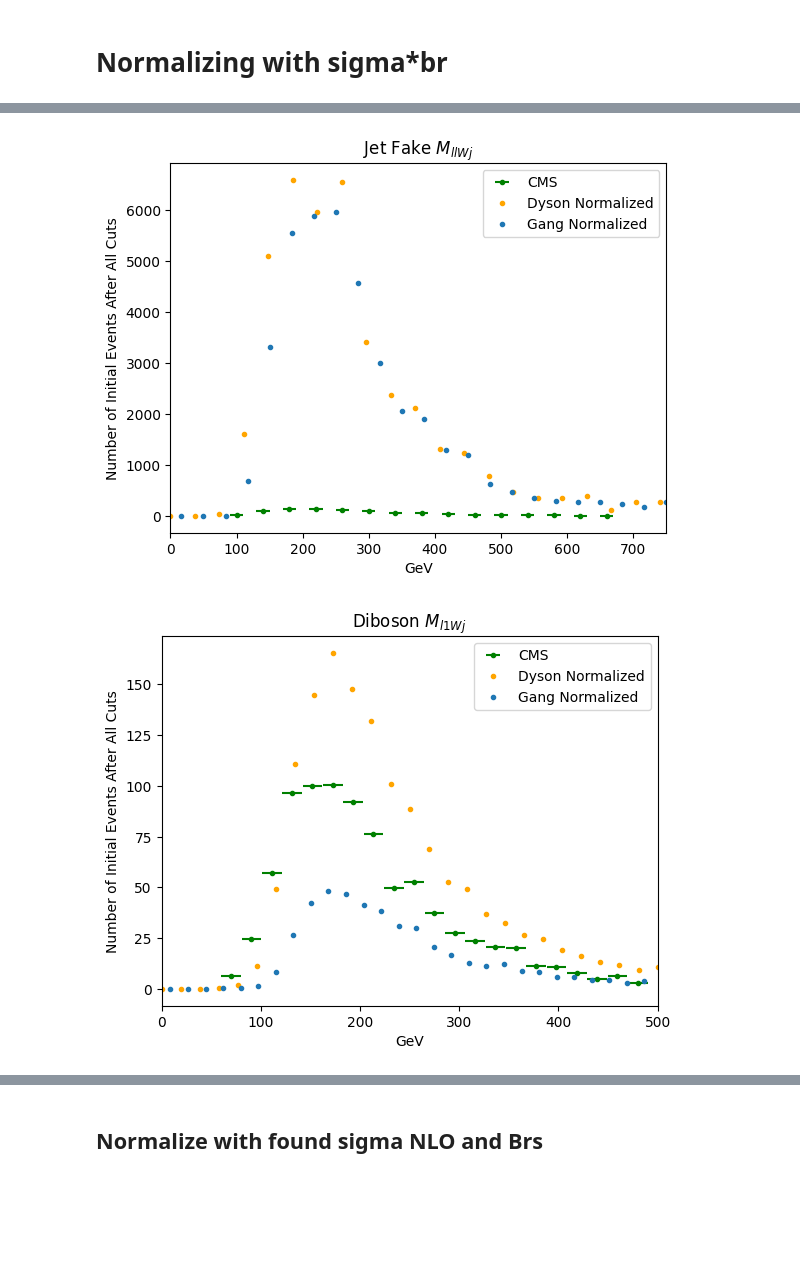
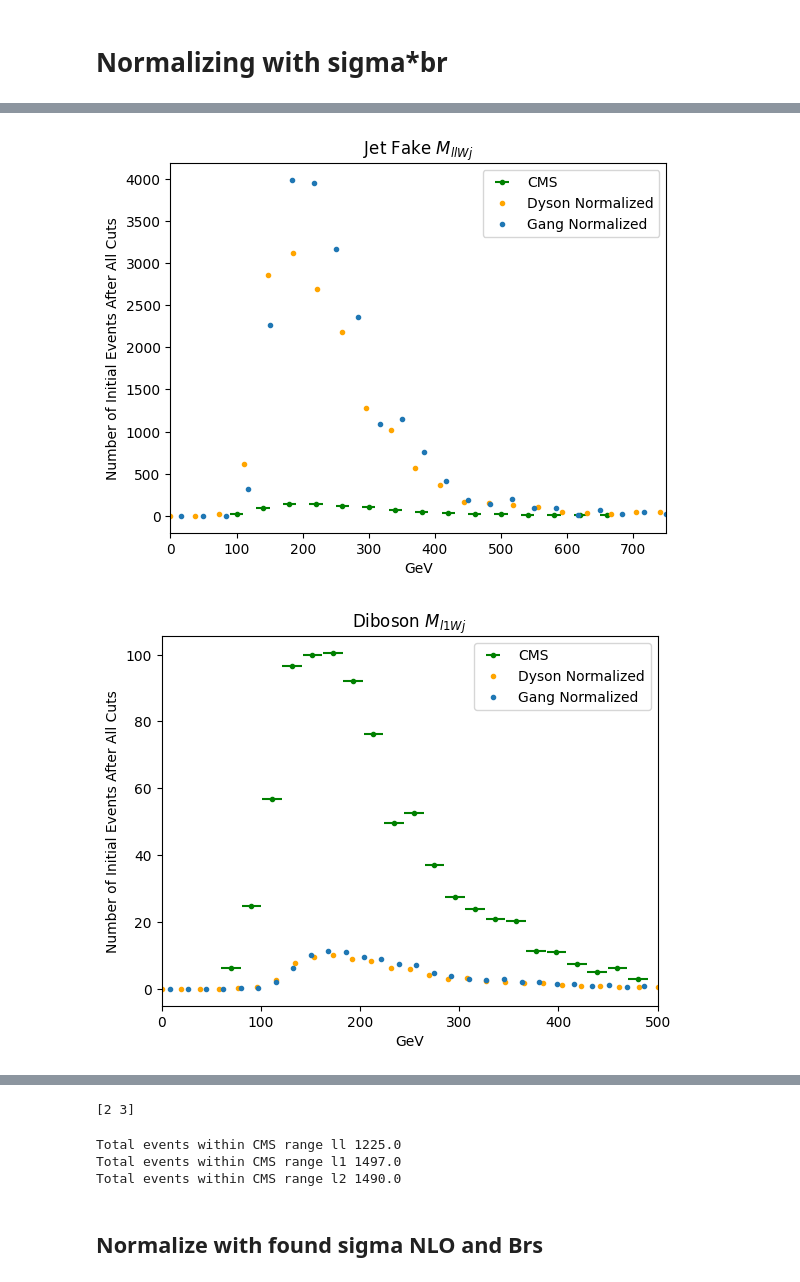
Before and after one commit to dysontk/LFVLNV, a Jupyter notebook: AnalysisAndSuch/Histos.ipynb, the cells around one changed output, grey strips where cells are left out. Cells and saved outputs as stored; diff of their text form; code cells hidden in the pictures; blank space fills up the shorter version.

```diff
--- a/AnalysisAndSuch/Histos.ipynb
+++ b/AnalysisAndSuch/Histos.ipynb
@@ -253,20 +360,28 @@ def normalizeMG(data_np, eventType): # this shouldn't work when muons are exclud
     return data_np * eff_ratio * MGSigmas[eventType] * Lumin / np.sum(data_np)
 
 def normalize(data_np, eventType):
-    N_generated = ssdilep_events[eventType] # number of eejj events
+    # N_generated = ssdilep_events[eventType] # number of eejj events
+    N_generated = {'WZ2j': 212626,
+                   'ZZ2j': 213388,
+                   'W3j': 209743,
+                   'ttbar':211639}
     N_fin = np.sum(data_np) # total number of events after all cuts
-    eff_ratio = N_fin/ N_generated
+    # eff_ratio = N_fin/ N_generated
     SigmaLO = {'WZ2j': 55.2, # pb
             'ZZ2j': 16.8,
-            'ttbar': 50,
-            'W3j': 888}
-    BranchingRatios = {'WZ2j': 0.01436,
-                       'ZZ2j':0.00453,
-                       'ttbar':0.270522,
-                       'W3j': 0.2157}
+            'ttbar': 888,
+            'W3j': 50}
+    # BranchingRatios = {'WZ2j': 0.01436,  # e and mu
+    #                    'ZZ2j':0.00453,
+    #                    'ttbar':0.270522,
+    #                    'W3j': 0.2157}
+    BranchingRatios = {'WZ2j': 0.00359856, # just ee
+                       'ZZ2j': 0.00112896,
+                       'ttbar':0.135261,
+                       'W3j': 0.1071}
     Lumin = 35.9e3 # pb^-1
-    print(eventType, "norm factor", SigmaLO[eventType] * BranchingRatios[eventType]* Lumin)
-    return data_np * SigmaLO[eventType] * BranchingRatios[eventType] * Lumin / 200_000
+    print(eventType, "norm factor", SigmaLO[eventType] * BranchingRatios[eventType]* Lumin/ N_generated[eventType])
+    return data_np * SigmaLO[eventType] * BranchingRatios[eventType] * Lumin / N_generated[eventType]
     # return data_np/4
 
 plotInfo = {'ll': {'title': '$M_{llWj}$', 'bounds':(0,750)},
@@ -323,23 +438,24 @@ for htyp in GangDataDict:
         fig, axes = plt.subplots()
         CMS_to_plot = get_data(init_dir[dg]+CMSFileTags[htyp]+'3.dat') - get_data(init_dir[dg]+CMSFileTags[htyp]+'1.dat')
         axes.errorbar(CMS_linspaces[htyp], CMS_to_plot, xerr=10, label='CMS', fmt='.', color='green')
+        print(f"CMS max {htyp}", np.max(CMS_to_plot))
         # if (dg=='JF'):
         #     continue
         myData = {}
         my_y = np.zeros(50)
-        myDataPlot = 0
+        myDataPlotSCALED = 0
         GangDataPlotX = 0
-        GangDataPlotY = 0
+        GangDataPlotYSCALED = 0
         for dt in MydatGroups[dg]:
             # print(my_start_dir)
             print(dt)
             myData.update({dt:combineHistos.get_data(dt, my_FileTags[htyp], my_start_dir)})
             # print(len(myData[dt]['data']))
             my_y = np.linspace(myData[dt]['bounds'][0], myData[dt]['bounds'][1], len(myData[dt]['data']))
-            myDataPlot += normalize(myData[dt]['data'], dt)
+            myDataPlotSCALED += normalize(myData[dt]['data'], dt)
             # print(GangDataPlotY)
             # print(GangDataDictFull[eTdict[dt]][htyp][:,0])
-            GangDataPlotY += normalize(GangDataDictFull[eTdict[dt]][htyp][:,1], dt)
+            GangDataPlotYSCALED += normalize(GangDataDictFull[eTdict[dt]][htyp][:,1], dt)
             GangDataPlotX = GangDataDictFull[eTdict[dt]][htyp][:,0]
             # print(np.shape(GangDataPlotX))
             # print(np.shape(GangDataPlotY))
@@ -350,10 +466,11 @@ for htyp in GangDataDict:
         # myDataPlot = myDataPlot #* CMS_nEvents
         axes.set_title(titleDGDict[dg] + ' ' + plotInfo[htyp]['title'])
         # plt.errorbar(my_y,  /n, color = 'orange', fmt='.', label='Dyson')
-        plt.errorbar(my_y,  myDataPlot, color = 'orange', fmt='.', label='Dyson Normalized')
-        plt.errorbar(GangDataPlotX, GangDataPlotY, fmt='.', label='Gang Normalized')
+        plt.errorbar(my_y,  myDataPlotSCALED, color = 'orange', fmt='.', label='Dyson Normalized')
+        plt.errorbar(GangDataPlotX, GangDataPlotYSCALED, fmt='.', label='Gang Normalized')
         plt.xlim(plotInfo[htyp]['bounds'])
         plt.ylabel('Number of Initial Events After All Cuts')
         plt.xlabel('GeV')
         axes.legend()
+        print(f'{htyp} {dg} ratio of scaled/prescaled ', np.sum(myDataPlotSCALED)/raw_data_tot_dict[htyp][dg])
 # %% [output]
@@ -378,2 +495,2 @@ W3j norm factor 6876343.44
-[figure, old version]
+[figure, new version]
-[figure, old version]
+[figure, new version]
@@ -383,3 +500,20 @@ W3j norm factor 6876343.44
+# %%
+test = np.array([1,2,3,4])
+print(test[1:3])
+# %% [output]
+[2 3]
+# %%
+
+for htyp in CMS_linspaces:
+    # print('Low bound CMS',htyp, " ", CMS_linspaces[htyp][0])
+    CMSbounds = (CMS_linspaces[htyp][0], CMS_linspaces[htyp][-1])
+    mybounds = find_nearest(my_y, CMSbounds)
+    print(f"Total events within CMS range {htyp}", np.sum(myDataPlot[mybounds[0]:mybounds[1]+1]))
+    # print('Up bound CMS',htyp, " ", CMS_linspaces[htyp][-1])
+# %% [output]
+Total events within CMS range ll 1225.0
+Total events within CMS range l1 1497.0
+Total events within CMS range l2 1490.0
 # %% [markdown]
 ## Normalize with found sigma NLO and Brs
 # %%
```
Also changed, not shown: parts of 7 cells of this notebook, 2 other files.
